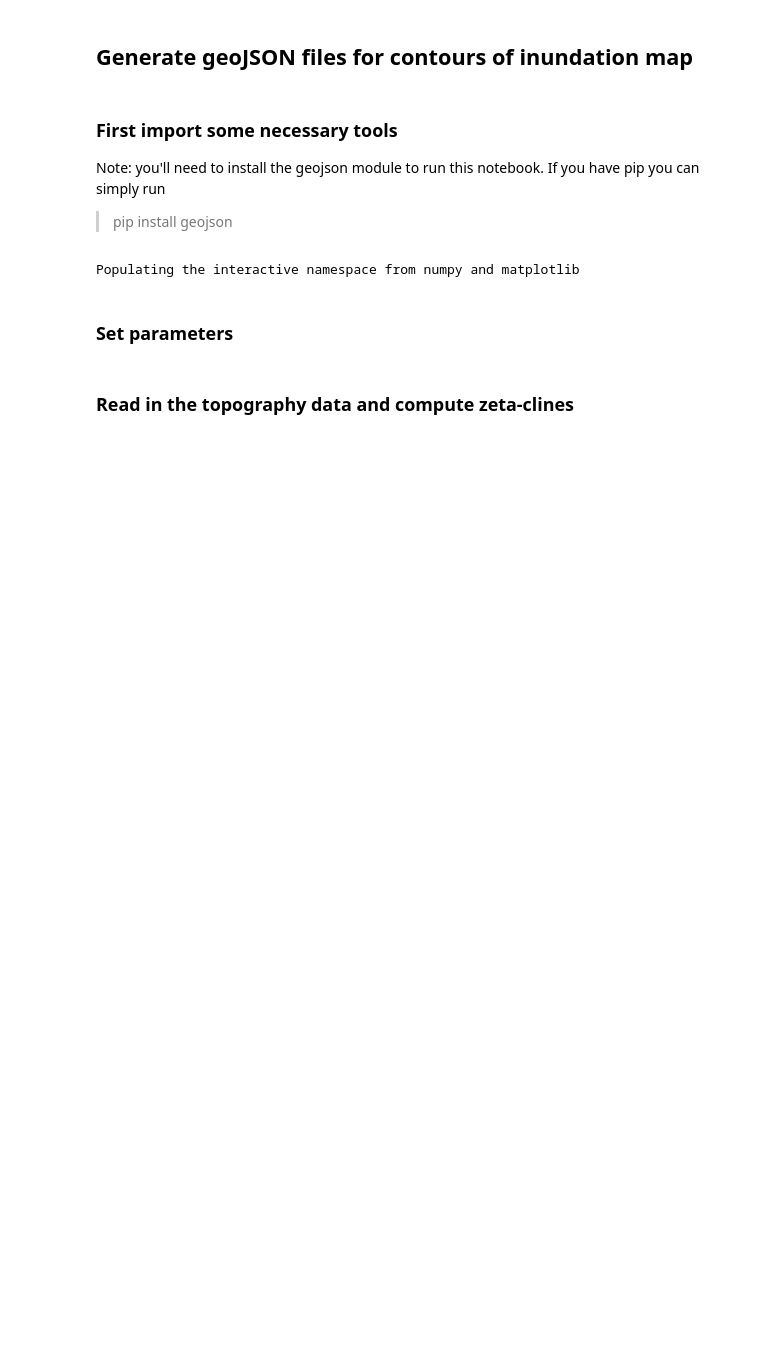
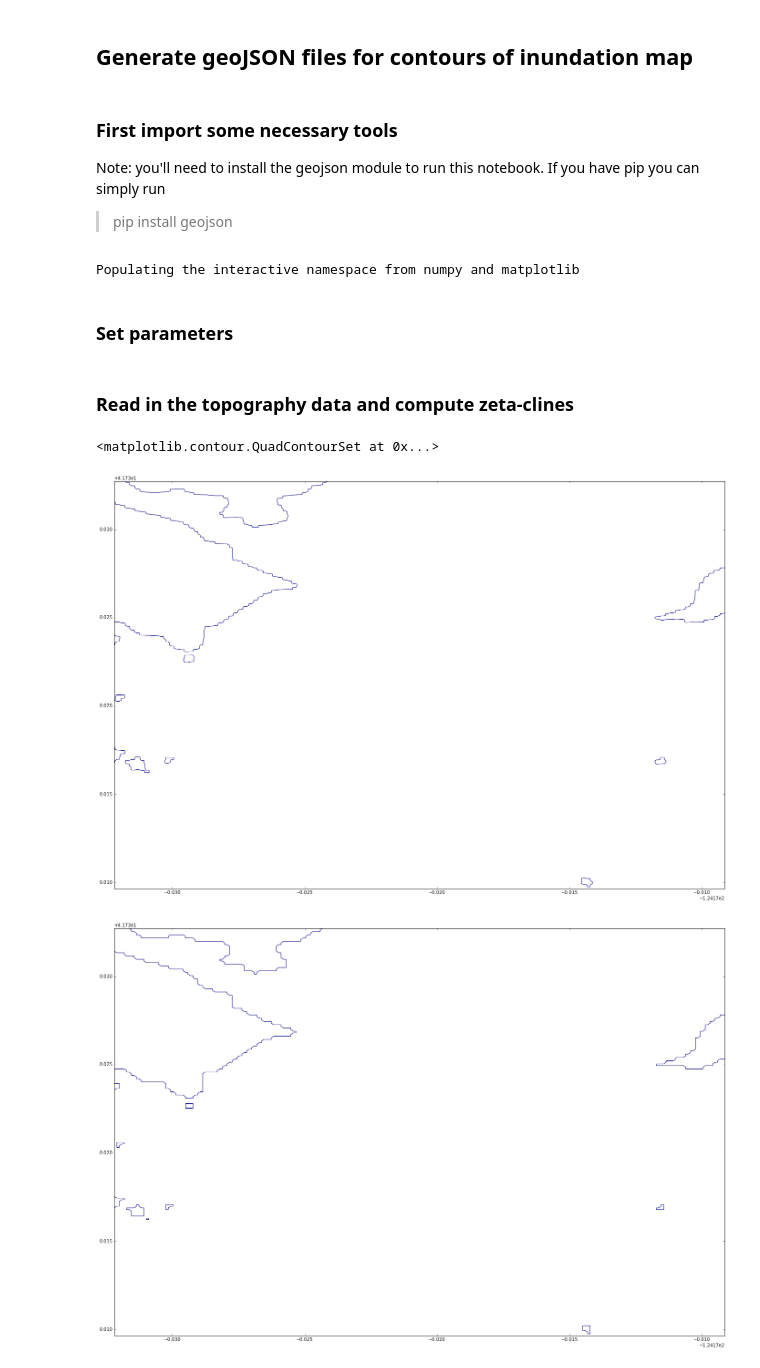
Before and after one commit to BenLiuMath/tsunami-inundation, a Jupyter notebook: ptha_tutorial/Notebooks/get_contours.ipynb, the cells around one changed output. Drawn from its saved outputs; the diff is of its cells as text; code cells hidden in the pictures; blank space fills up the shorter version.

Commit message:
added comparison of contours based on binary vs floating point data.

```diff
--- a/ptha_tutorial/Notebooks/get_contours.ipynb
+++ b/ptha_tutorial/Notebooks/get_contours.ipynb
@@ -35,6 +35,29 @@ B=d[:,2]         # Bathymetry (topography in the absence of water)
 topo = reshape(B, (nx,ny), order='F')
 X = reshape(x, (nx,ny), order='F')
 Y = reshape(y, (nx,ny), order='F')
+# %%
+event = events[0];
+event_dir = os.path.join(events_dir, event)
+hmax_file = os.path.join(event_dir, 'h_eta_small.npy')
+hmax = load(hmax_file)
+Hmax = hmax.reshape((nx,ny),order='F')
+features = [None] * num_levels
+
+k = 0;
+
+# Go from largest values to smallest to get appropriate overlapping
+zeta_cline_arr = Hmax > zeta_level_values[num_levels-k-1]
+c = cntr.Cntr(X,Y,zeta_cline_arr)
+mylvl = zeta_level_values[num_levels-k-1];
+
+figure(figsize=(24, 16))
+contour(X,Y,Hmax,[mylvl]) # contours based on floating point data
+figure(figsize=(24, 16))
+contour(X,Y,zeta_cline_arr,[0]) # contours based on binary data
+# %% [output]
+<matplotlib.contour.QuadContourSet at 0x...>
+[figure, added]
+[figure, added]
 # %%
 zeta_level_values = [1.e-3] +  list(linspace(0.5,4.5,num_levels-1))
 # zeta_cline_arrays = empty((nx,ny,num_levels))
```
